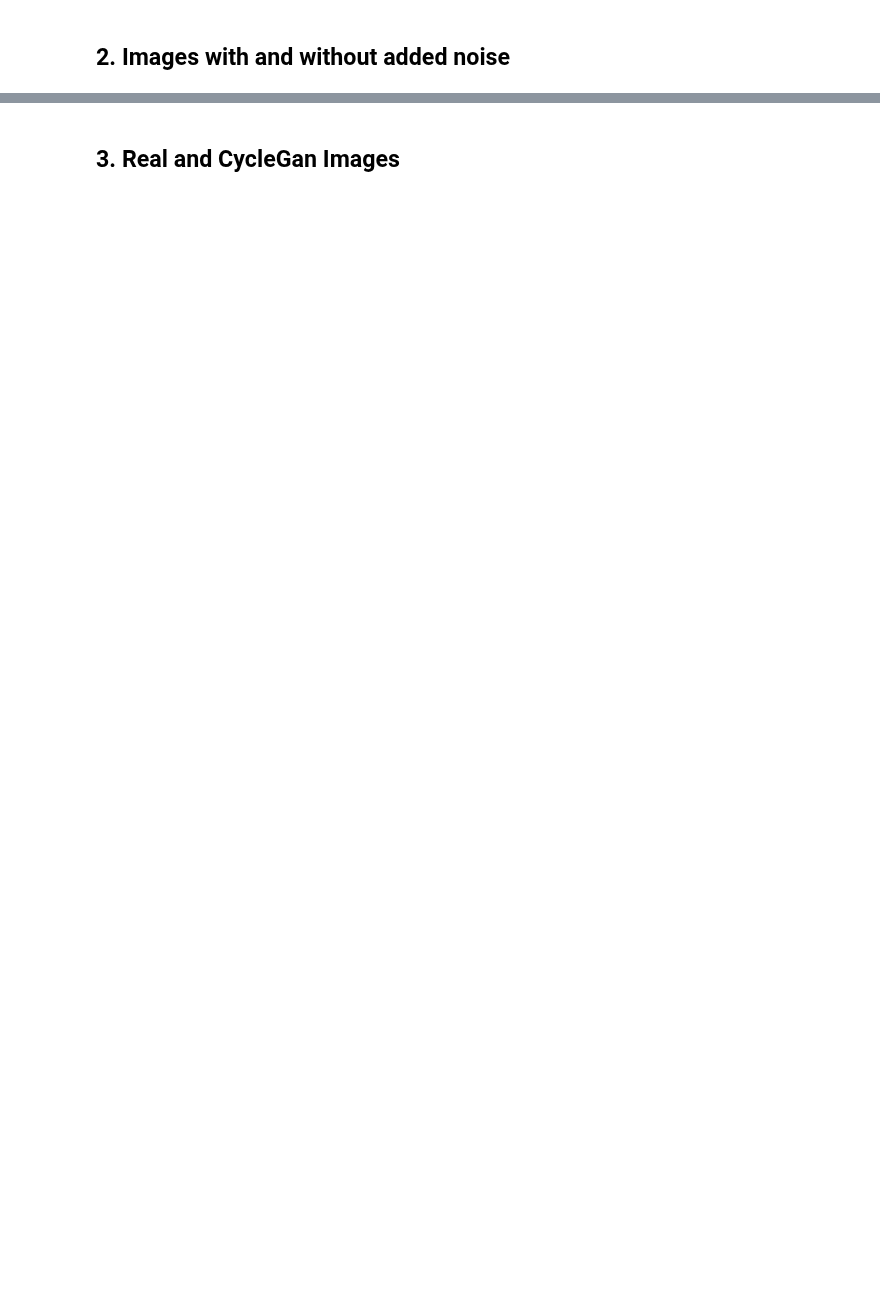
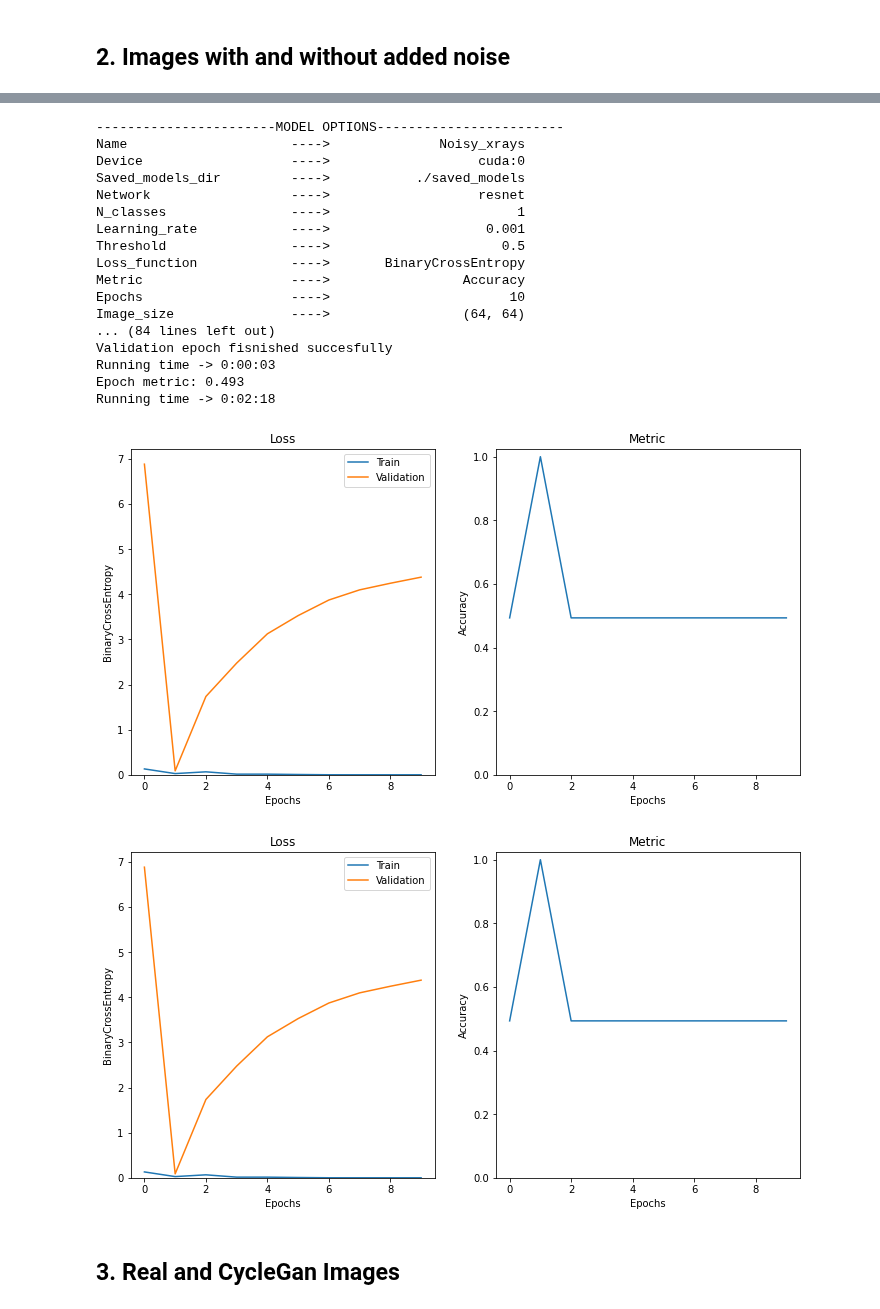
Before and after one commit to Juanki0396/TFG, a Jupyter notebook: train_classifier.ipynb, the cells around one changed output, grey strips where cells are left out. Saved outputs shown, nothing was run; the diff lists cells and outputs as text; code cells hidden in the pictures; blank space fills up the shorter version.

```diff
--- a/train_classifier.ipynb
+++ b/train_classifier.ipynb
@@ -134,3 +129,48 @@ loss_fig = train_manager.plot_losses()
+# %%
+# Load predefined options and modify some of them
+options_parser = ClassifierOptions()
+options_parser.read_parameters()
+options_parser.gather_options()
+options_parser.rewrite_option("name", "Noisy_xrays")
+options_parser.rewrite_option("device", "cuda:0")
+options_parser.print_options()
+
+# Create torch datasets
+transforms = [
+    Resize(options_parser.options.image_size),
+    DynamicRangeScaling(options_parser.options.model_dynamic_range, options_parser.options.crop_dynamic_range)
+]
+train_noisy_dataset = ImageDataset(train_noisy_data, transforms=transforms)
+test_noisy_dataset = ImageDataset(test_noisy_data, transforms=transforms)
+
+# Create models and trainer
+model = ImageClassifier(options_parser)
+trainer = ClassifierTrainer(model)
+trainer.set_dataloaders(train_noisy_dataset, test_noisy_dataset)
+
+# Train model
+trainer.train_model()
+fig = trainer.plot_losses()
+# %% [output]
+-----------------------MODEL OPTIONS------------------------
+Name                     ---->              Noisy_xrays
+Device                   ---->                   cuda:0
+Saved_models_dir         ---->           ./saved_models
+Network                  ---->                   resnet
+N_classes                ---->                        1
+Learning_rate            ---->                    0.001
+Threshold                ---->                      0.5
+Loss_function            ---->       BinaryCrossEntropy
+Metric                   ---->                 Accuracy
+Epochs                   ---->                       10
+Image_size               ---->                 (64, 64)
+... (84 lines left out)
+Validation epoch fisnished succesfully
+Running time -> 0:00:03
+Epoch metric: 0.493
+Running time -> 0:02:18
+[figure, added]
+[figure, added]
 # %% [markdown]
 ## 3. Real and CycleGan Images
 # %%
```
Also changed, not shown: parts of 4 cells of this notebook.
